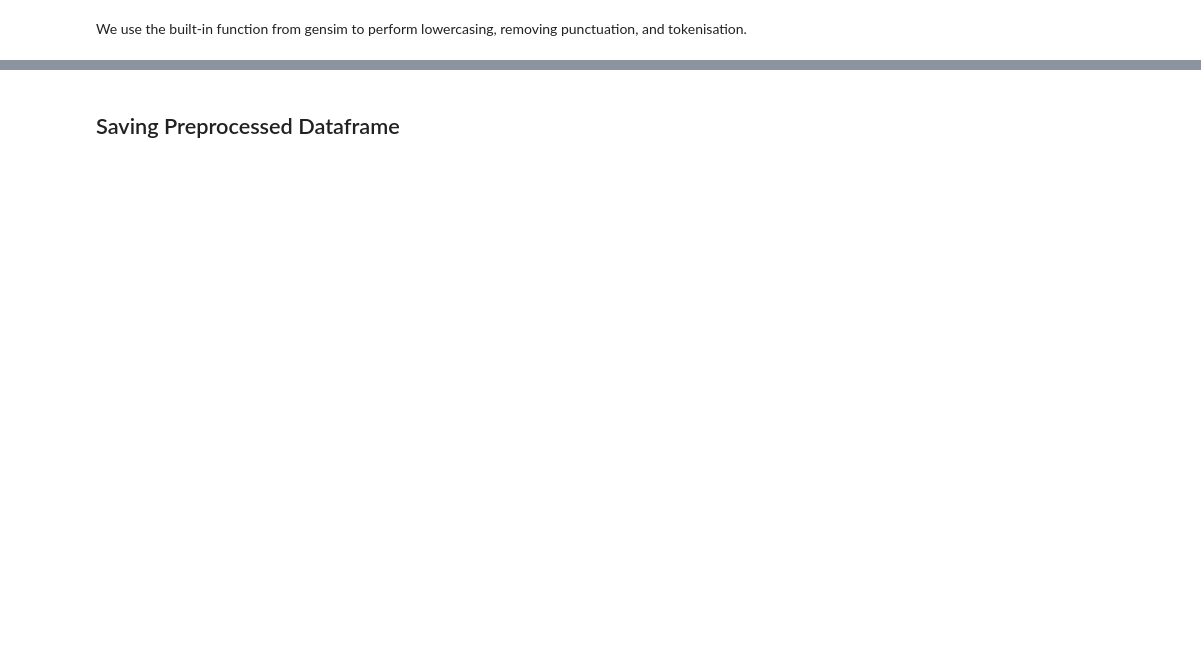
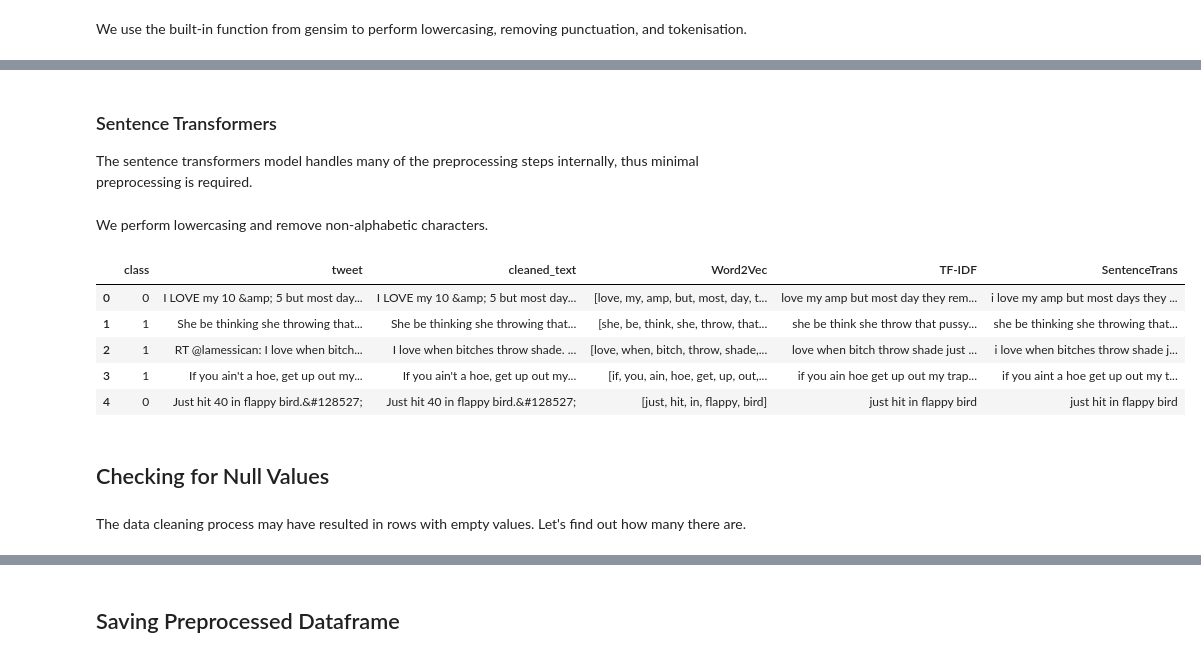
Before and after one commit to daniel-023/Offensive-Speech-Detection, a Jupyter notebook: 01_data_exploration_and_preprocessing.ipynb, the cells around one changed output, grey strips where cells are left out. Saved outputs shown, nothing was run; the diff lists cells and outputs as text; code cells hidden in the pictures; blank space fills up the shorter version.

```diff
--- a/01_data_exploration_and_preprocessing.ipynb
+++ b/01_data_exploration_and_preprocessing.ipynb
@@ -151,0 +184,8 @@ df_balanced.head()
+# %%
+lemmatizer = WordNetLemmatizer()
+# lemmatize nouns
+df_balanced['Word2Vec'] = df_balanced['Word2Vec'].apply(lambda x: [lemmatizer.lemmatize(word) for word in x])
+# lemmatize verbs
+df_balanced['Word2Vec'] = df_balanced['Word2Vec'].apply(lambda x: [lemmatizer.lemmatize(word, 'v') for word in x])
+
+df_balanced.head()
@@ -151,0 +203,3 @@ df_balanced.head()
+# %%
+df_balanced['TF-IDF'] = df_balanced['Word2Vec'].apply(lambda x: ' '.join(x))
+df_balanced.head()
@@ -151,0 +213,23 @@ df_balanced.head()
+# %% [markdown]
+### Sentence Transformers
+The sentence transformers model handles many of the preprocessing steps internally, thus minimal preprocessing is required.
+# %% [markdown]
+We perform lowercasing and remove non-alphabetic characters.
+# %%
+# lowercase
+df_balanced['SentenceTrans'] = df_balanced['cleaned_text'].apply(lambda x: x.lower())
+# remove non-alphabetic characters
+df_balanced['SentenceTrans'] = df_balanced['SentenceTrans'].apply(lambda x: re.sub(r'[^a-zA-Z\s]', '', x))
+
+df_balanced.head()
+# %% [output]
+|  | class | tweet | cleaned_text | Word2Vec | TF-IDF | SentenceTrans |
+| 0 | 0 | I LOVE my 10 &amp; 5 but most day... | I LOVE my 10 &amp; 5 but most day... | [love, my, amp, but, most, day, t... | love my amp but most day they rem... | i love my amp but most days they ... |
+| 1 | 1 | She be thinking she throwing that... | She be thinking she throwing that... | [she, be, think, she, throw, that... | she be think she throw that pussy... | she be thinking she throwing that... |
+| 2 | 1 | RT @lamessican: I love when bitch... | I love when bitches throw shade. ... | [love, when, bitch, throw, shade,... | love when bitch throw shade just ... | i love when bitches throw shade j... |
+| 3 | 1 | If you ain't a hoe, get up out my... | If you ain't a hoe, get up out my... | [if, you, ain, hoe, get, up, out,... | if you ain hoe get up out my trap... | if you aint a hoe get up out my t... |
+| 4 | 0 | Just hit 40 in flappy bird.&#128527; | Just hit 40 in flappy bird.&#128527; | [just, hit, in, flappy, bird] | just hit in flappy bird | just hit in flappy bird |
+# %% [markdown]
+## Checking for Null Values
+# %% [markdown]
+The data cleaning process may have resulted in rows with empty values. Let's find out how many there are.
```
Also changed, not shown: parts of 17 cells of this notebook, 8 other files.
